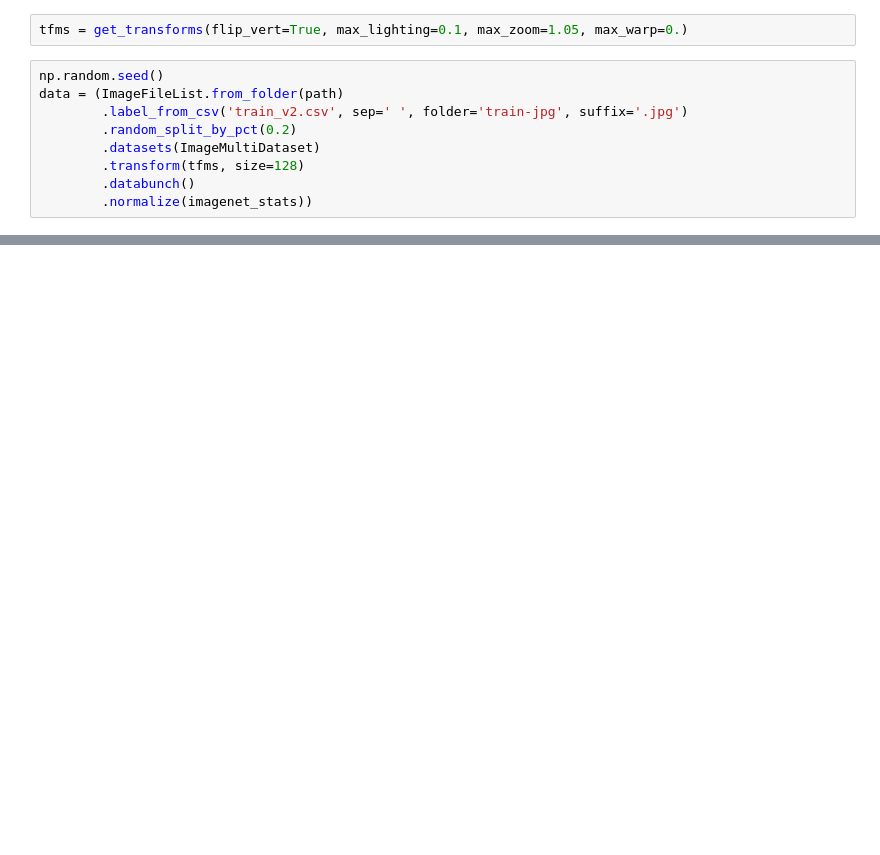
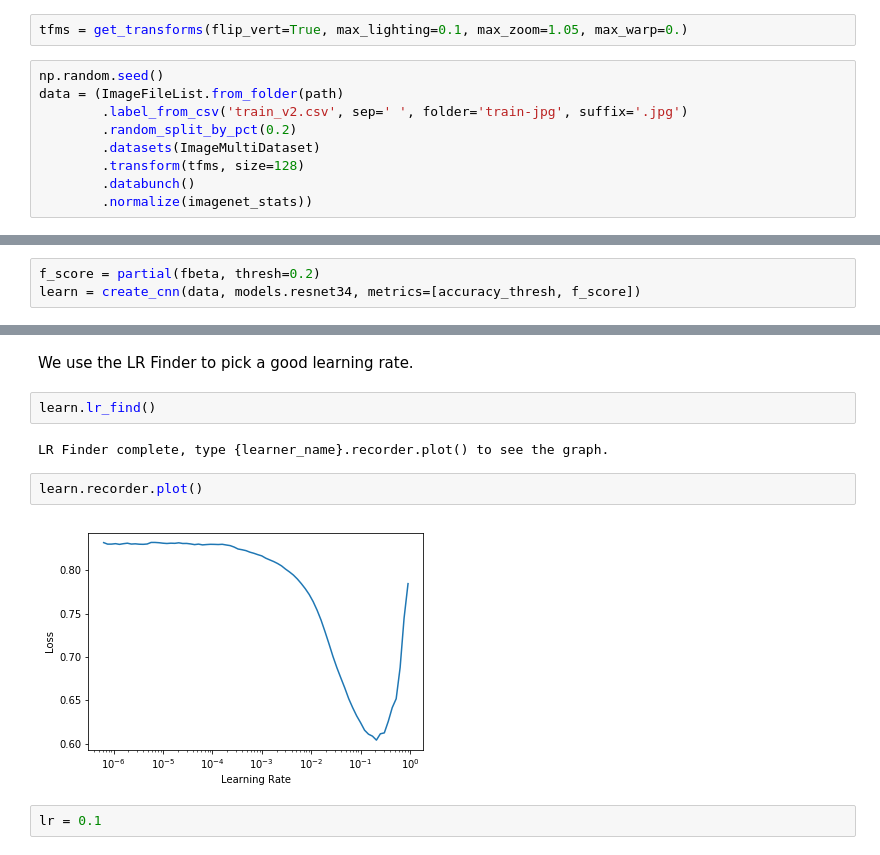
Before and after one commit to Data-drone/fast_ai_homework, a Jupyter notebook: week_2_planet.ipynb, the cells around one changed output, grey strips where cells are left out. Drawn from its saved outputs; the diff is of its cells as text; blank space fills up the shorter version.

```diff
--- a/week_2_planet.ipynb
+++ b/week_2_planet.ipynb
@@ -90,0 +137,3 @@ data = (ImageFileList.from_folder(path)
+# %%
+f_score = partial(fbeta, thresh=0.2)
+learn = create_cnn(data, models.resnet34, metrics=[accuracy_thresh, f_score])
@@ -90,0 +142,12 @@ data = (ImageFileList.from_folder(path)
+# %% [markdown]
+We use the LR Finder to pick a good learning rate.
+# %%
+learn.lr_find()
+# %% [output]
+LR Finder complete, type {learner_name}.recorder.plot() to see the graph.
+# %%
+learn.recorder.plot()
+# %% [output]
+[figure, added]
+# %%
+lr = 0.1
```
Also changed, not shown: parts of 22 cells of this notebook, 1 other file.
